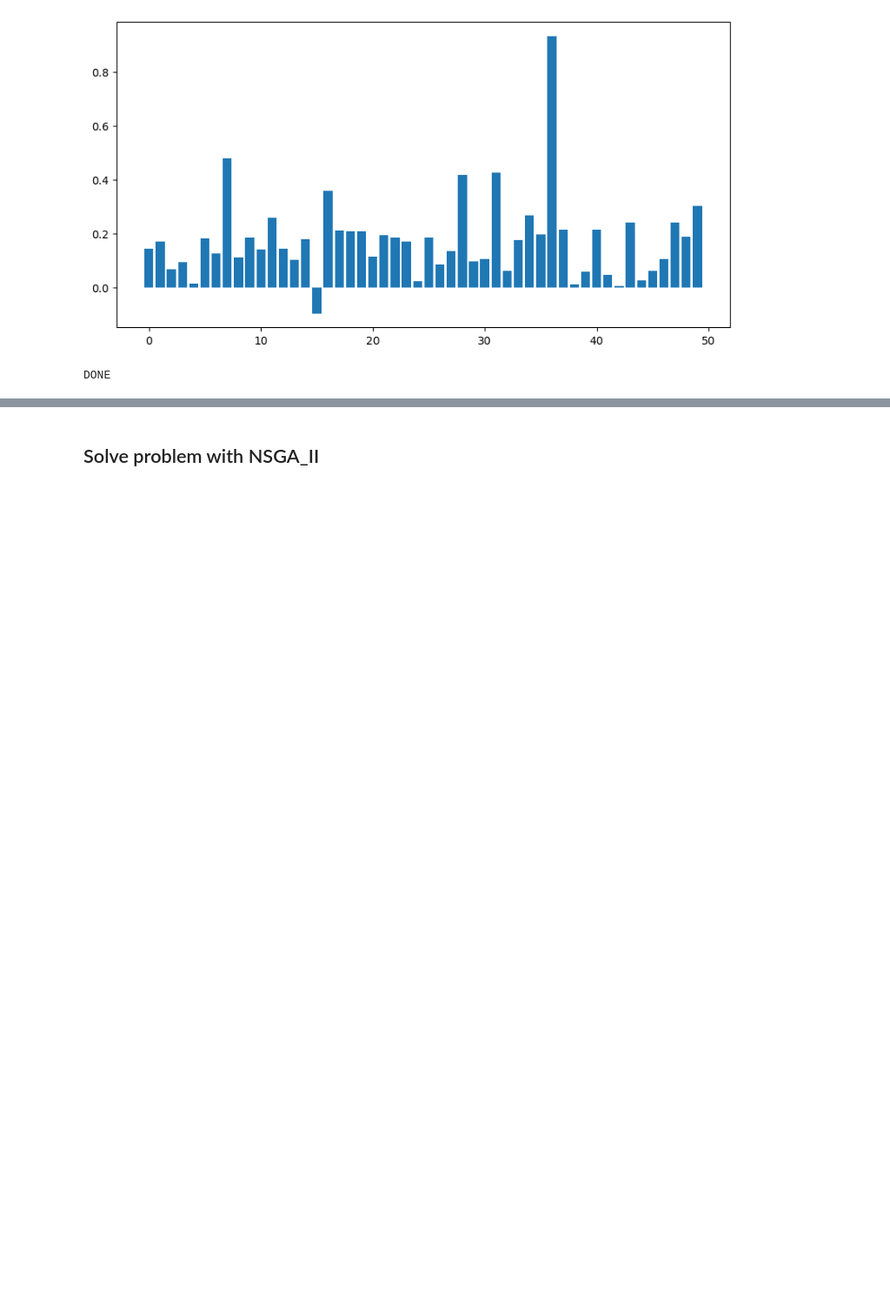
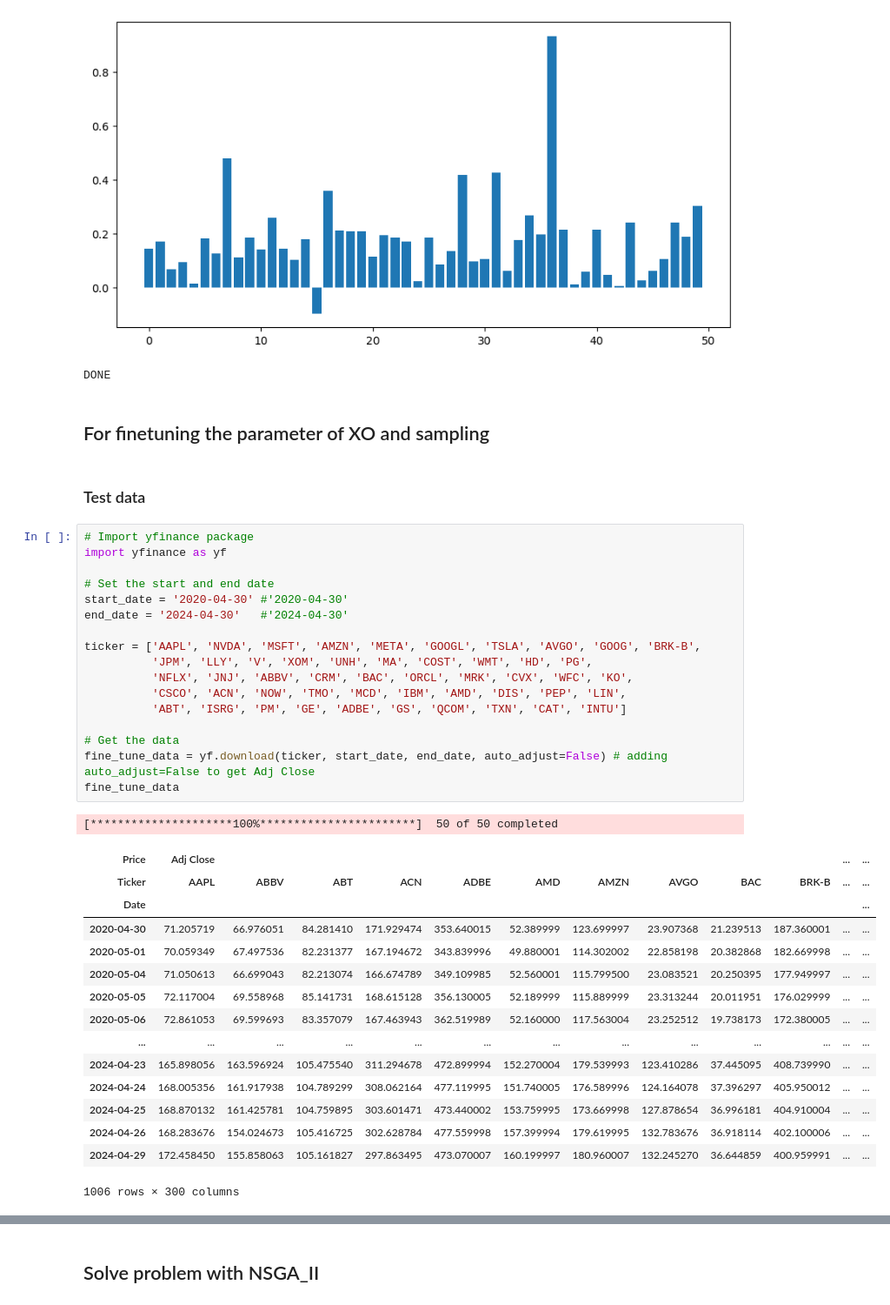
Before and after one commit to kaoyoung/GA_final, a Jupyter notebook: Notebook.ipynb, the cells around one changed output, grey strips where cells are left out. Shown at 87% size. Saved outputs shown, nothing was run; the diff lists cells and outputs as text; blank space fills up the shorter version.

```diff
--- a/Notebook.ipynb
+++ b/Notebook.ipynb
@@ -182,3 +182,41 @@ print("DONE")
 # %% [output]
 [figure]
 DONE
+# %% [markdown]
+## For finetuning the parameter of XO and sampling
+# %% [markdown]
+### Test data
+# %%
+# Import yfinance package
+import yfinance as yf
+
+# Set the start and end date
+start_date = '2020-04-30' #'2020-04-30'
+end_date = '2024-04-30'   #'2024-04-30'
+
+ticker = ['AAPL', 'NVDA', 'MSFT', 'AMZN', 'META', 'GOOGL', 'TSLA', 'AVGO', 'GOOG', 'BRK-B',
+          'JPM', 'LLY', 'V', 'XOM', 'UNH', 'MA', 'COST', 'WMT', 'HD', 'PG',
+          'NFLX', 'JNJ', 'ABBV', 'CRM', 'BAC', 'ORCL', 'MRK', 'CVX', 'WFC', 'KO',
+          'CSCO', 'ACN', 'NOW', 'TMO', 'MCD', 'IBM', 'AMD', 'DIS', 'PEP', 'LIN',
+          'ABT', 'ISRG', 'PM', 'GE', 'ADBE', 'GS', 'QCOM', 'TXN', 'CAT', 'INTU']
+
+# Get the data
+fine_tune_data = yf.download(ticker, start_date, end_date, auto_adjust=False) # adding auto_adjust=False to get Adj Close
+fine_tune_data
+# %% [output]
+[*********************100%***********************]  50 of 50 completed
+| Price | Adj Close |  |  |  |  |  |  |  |  |  | ... | ... |
+| Ticker | AAPL | ABBV | ABT | ACN | ADBE | AMD | AMZN | AVGO | BAC | BRK-B | ... | ... |
+| Date |  |  |  |  |  |  |  |  |  |  |  | ... |
+| 2020-04-30 | 71.205719 | 66.976051 | 84.281410 | 171.929474 | 353.640015 | 52.389999 | 123.699997 | 23.907368 | 21.239513 | 187.360001 | ... | ... |
+| 2020-05-01 | 70.059349 | 67.497536 | 82.231377 | 167.194672 | 343.839996 | 49.880001 | 114.302002 | 22.858198 | 20.382868 | 182.669998 | ... | ... |
+| 2020-05-04 | 71.050613 | 66.699043 | 82.213074 | 166.674789 | 349.109985 | 52.560001 | 115.799500 | 23.083521 | 20.250395 | 177.949997 | ... | ... |
+| 2020-05-05 | 72.117004 | 69.558968 | 85.141731 | 168.615128 | 356.130005 | 52.189999 | 115.889999 | 23.313244 | 20.011951 | 176.029999 | ... | ... |
+| 2020-05-06 | 72.861053 | 69.599693 | 83.357079 | 167.463943 | 362.519989 | 52.160000 | 117.563004 | 23.252512 | 19.738173 | 172.380005 | ... | ... |
+| ... | ... | ... | ... | ... | ... | ... | ... | ... | ... | ... | ... | ... |
+| 2024-04-23 | 165.898056 | 163.596924 | 105.475540 | 311.294678 | 472.899994 | 152.270004 | 179.539993 | 123.410286 | 37.445095 | 408.739990 | ... | ... |
+| 2024-04-24 | 168.005356 | 161.917938 | 104.789299 | 308.062164 | 477.119995 | 151.740005 | 176.589996 | 124.164078 | 37.396297 | 405.950012 | ... | ... |
+| 2024-04-25 | 168.870132 | 161.425781 | 104.759895 | 303.601471 | 473.440002 | 153.759995 | 173.669998 | 127.878654 | 36.996181 | 404.910004 | ... | ... |
+| 2024-04-26 | 168.283676 | 154.024673 | 105.416725 | 302.628784 | 477.559998 | 157.399994 | 179.619995 | 132.783676 | 36.918114 | 402.100006 | ... | ... |
+| 2024-04-29 | 172.458450 | 155.858063 | 105.161827 | 297.863495 | 473.070007 | 160.199997 | 180.960007 | 132.245270 | 36.644859 | 400.959991 | ... | ... |
+1006 rows × 300 columns
```
Also changed, not shown: parts of 16 cells of this notebook.
